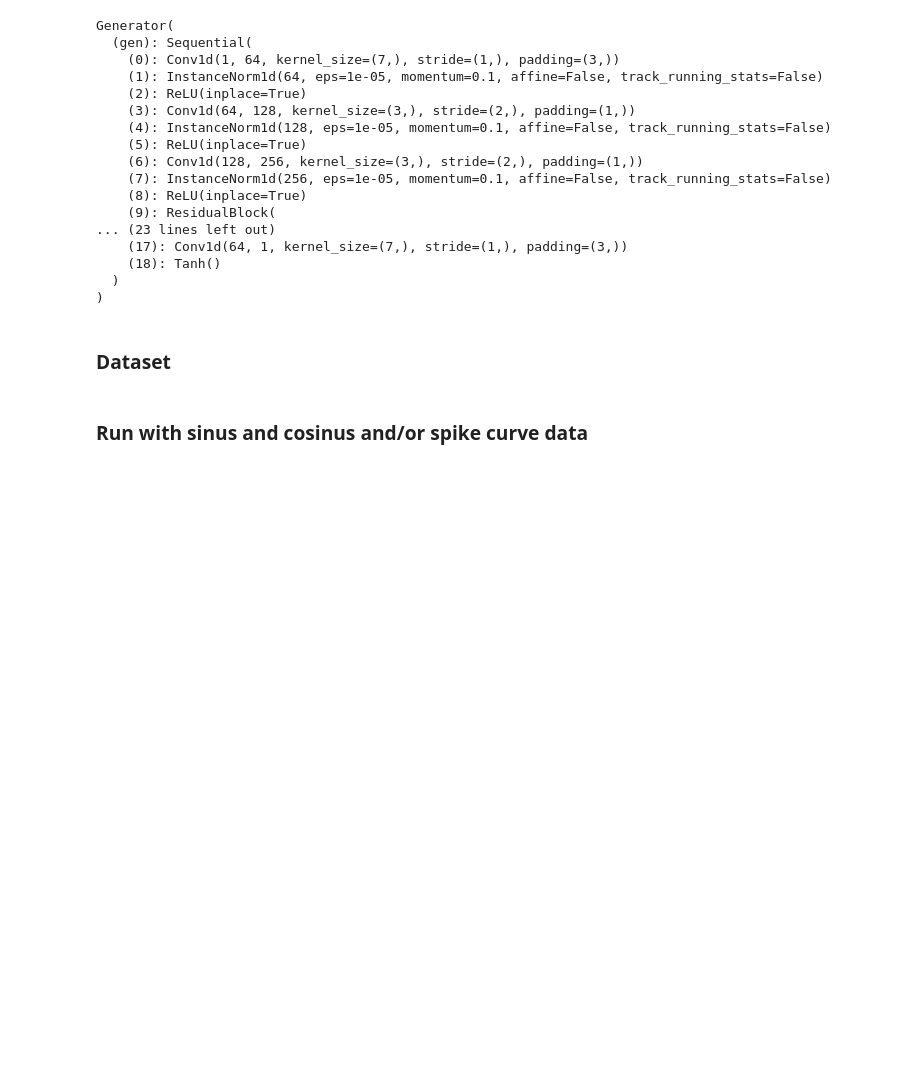
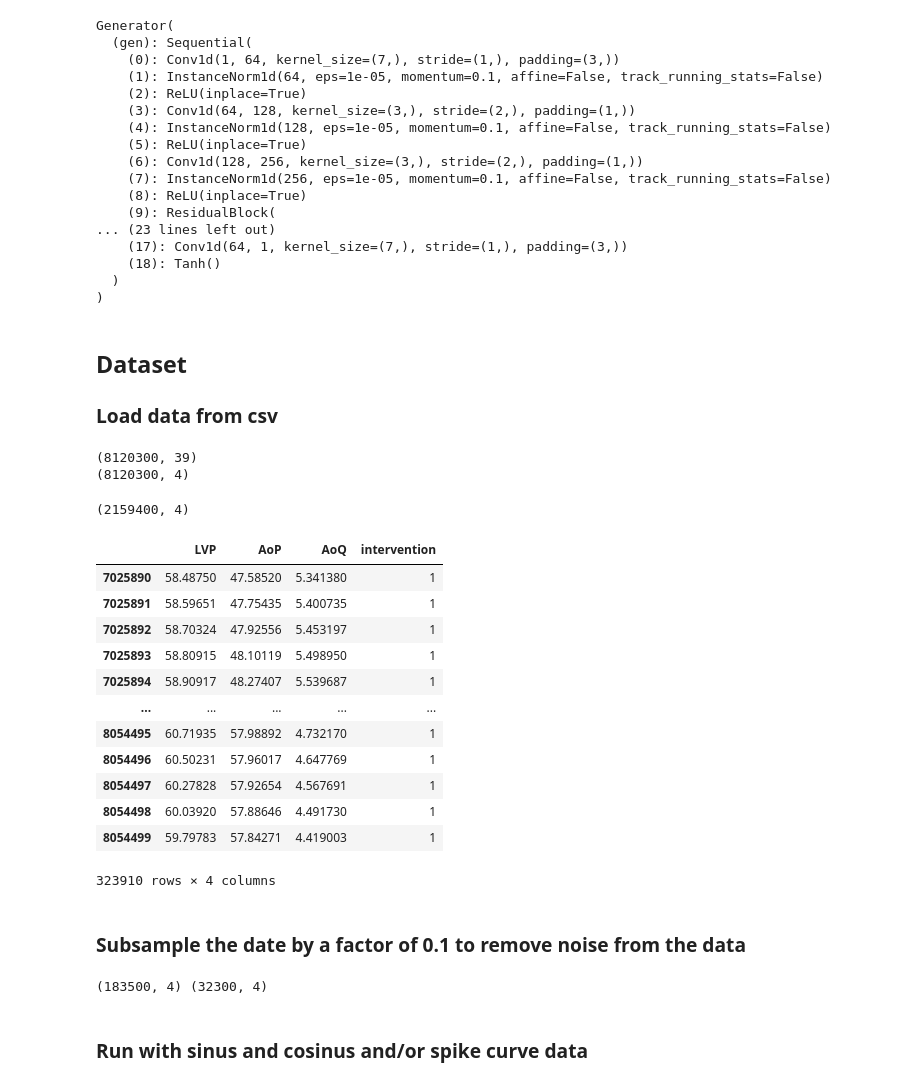
Before and after one commit to Johann4DL/Cycle-Consistent-Prediction-of-Cardiovascular-Signal-Data, a Jupyter notebook: Cycle_GAN.ipynb, the cells around one changed output. Cells and saved outputs as stored; diff of their text form; code cells hidden in the pictures; blank space fills up the shorter version.

Commit message:
work with real data
We no loinger

```diff
--- a/Cycle_GAN.ipynb
+++ b/Cycle_GAN.ipynb
@@ -137,4 +135,5 @@ Generator(
   )
 )
 # %% [markdown]
-### Dataset
+## Dataset
+### Load data from csv
@@ -172,3 +200,75 @@ Generator(
+# %%
+# concatenate df_1 to df_58 into one dataframe
+df = pd.concat([df_1, df_2, df_3, df_4, df_5, df_6, df_7, df_8, df_9, df_10, df_11, df_12, df_13, df_14, df_15, df_16,
+                df_17, df_18, df_19, df_20, df_21, df_22, df_23, df_24, df_25, df_26, df_27, df_28, df_29, df_30,
+                df_31, df_32, df_33, df_34, df_35, df_36, df_37, df_38, df_39, df_40, df_41, df_42, df_43, df_44,
+                df_45, df_46, df_47, df_48, df_49, df_50, df_51, df_52, df_53, df_54, df_55, df_56, df_57, df_58], ignore_index=True)
+
+print(df.shape)
+
+# access columns by name (e.g. df['LVP']) or by index (e.g. df.iloc[:, 0])
+
+# drop columns that are not needed (all except 'LVP', 'AoP', 'AoQ', 'intervention')
+df = df.drop(columns=['Time', 'LVtot_kalibriert', 'RVtot_kalibriert', 'RVP', 'PaP', 'PaQ',
+                        'VADspeed', 'VadQ', 'VADcurrent', 'Looperkennung', 'Phasenzuordnung', 'Extrasystolen',
+                        'Ansaugphase', 'ECGcond', 'ECG', 'LVtot', 'RVtot', 'LVV1', 'LVV2', 'LVV3', 'LVV4', 'LVV5',
+                        'RVV1', 'RVV2', 'RVV3', 'RVV4', 'RVV5', 'Versuchsdatum', 'animal', 'rep_an', 'rep_sect',
+                        'contractility', 'preload', 'afterload', 'controller'])
+
+# drop rows that contain NaN values
+df = df.dropna()
+
+print(df.shape)
+# %% [output]
+(8120300, 39)
+(8120300, 4)
+# %%
+from sklearn.model_selection import train_test_split
+
+# select only rows where 'intervention' is 1
+df = df[df['intervention'] == 1]
+print(df.shape)
+
+# split data into training and test set
+df_train, df_test = train_test_split(df, test_size=0.15, shuffle=False, stratify = None)
+
+# remove rows so that modulo 100 = 0
+#df_train = df_train.iloc[:-(len(df_train) % 100), :]
+#df_test = df_test.iloc[:-(len(df_test) % 100), :]
+
+#print(df_train.shape, df_test.shape)
+# %% [output]
+(2159400, 4)
+# %%
+df_test
+# %% [output]
+|  | LVP | AoP | AoQ | intervention |
+| 7025890 | 58.48750 | 47.58520 | 5.341380 | 1 |
+| 7025891 | 58.59651 | 47.75435 | 5.400735 | 1 |
+| 7025892 | 58.70324 | 47.92556 | 5.453197 | 1 |
+| 7025893 | 58.80915 | 48.10119 | 5.498950 | 1 |
+| 7025894 | 58.90917 | 48.27407 | 5.539687 | 1 |
+| ... | ... | ... | ... | ... |
+| 8054495 | 60.71935 | 57.98892 | 4.732170 | 1 |
+| 8054496 | 60.50231 | 57.96017 | 4.647769 | 1 |
+| 8054497 | 60.27828 | 57.92654 | 4.567691 | 1 |
+| 8054498 | 60.03920 | 57.88646 | 4.491730 | 1 |
+| 8054499 | 59.79783 | 57.84271 | 4.419003 | 1 |
+323910 rows × 4 columns
+# %% [markdown]
+### Subsample the date by a factor of 0.1 to remove noise from the data
+# %%
+# subsample data by a factor of 10
+df_train = df_train.sample(frac=0.1, random_state=1)
+df_test = df_test.sample(frac=0.1, random_state=1)
+
+# remove rows so that modulo 100 = 0
+df_train = df_train.iloc[:-(len(df_train) % 100), :]
+df_test = df_test.iloc[:-(len(df_test) % 100), :]
+
+print(df_train.shape, df_test.shape)
+# %% [output]
+(183500, 4) (32300, 4)
 # %% [markdown]
 ### Run with sinus and cosinus and/or spike curve data
 # %%
```
Also changed, not shown: parts of 11 cells of this notebook, 4 other files.
